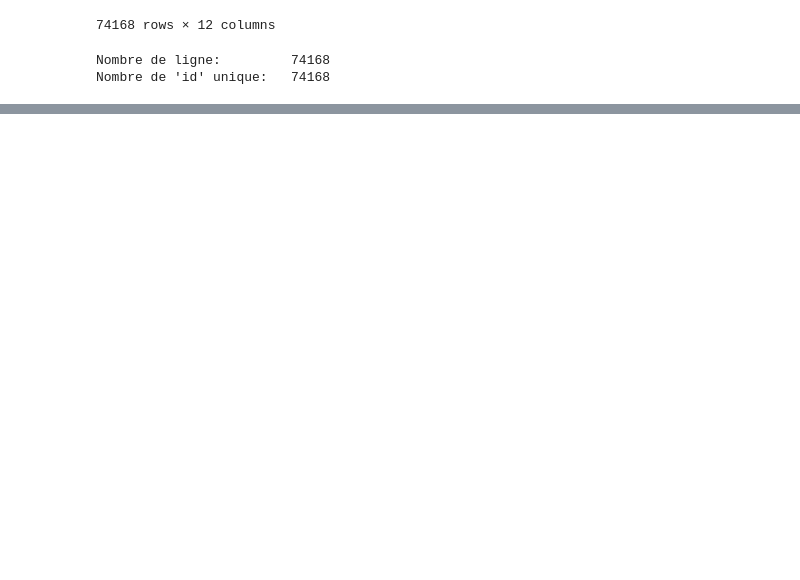
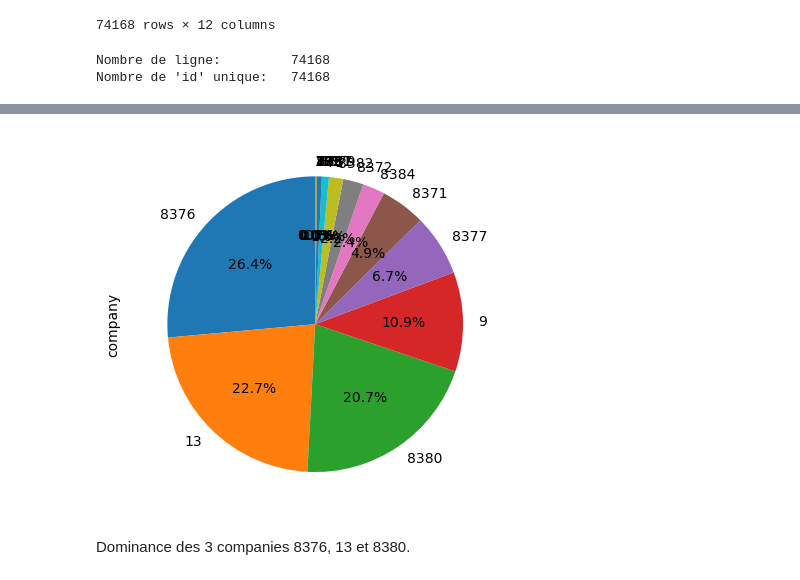
Before and after one commit to najwa-errachidy/Crunching_data, a Jupyter notebook: crunching_data.ipynb, the cells around one changed output, grey strips where cells are left out. Cells and saved outputs as stored; diff of their text form; code cells hidden in the pictures; blank space fills up the shorter version.

```diff
--- a/crunching_data.ipynb
+++ b/crunching_data.ipynb
@@ -121,0 +199,10 @@ plt.show()
+# %%
+companies = data_ticket.company.value_counts()/data_ticket.shape[0] *100
+
+
+companies.plot(kind='pie', autopct='%1.1f%%', startangle=90)
+plt.show()
+# %% [output]
+[figure, added]
+# %% [markdown]
+Dominance des 3 companies 8376, 13 et 8380.
```
Also changed, not shown: parts of 15 cells of this notebook.
